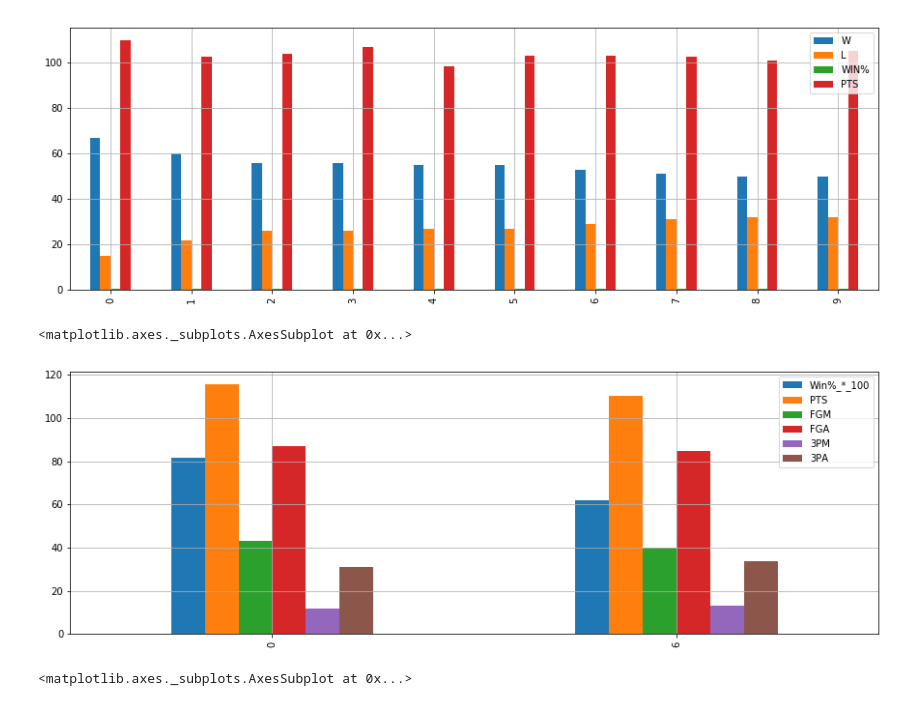
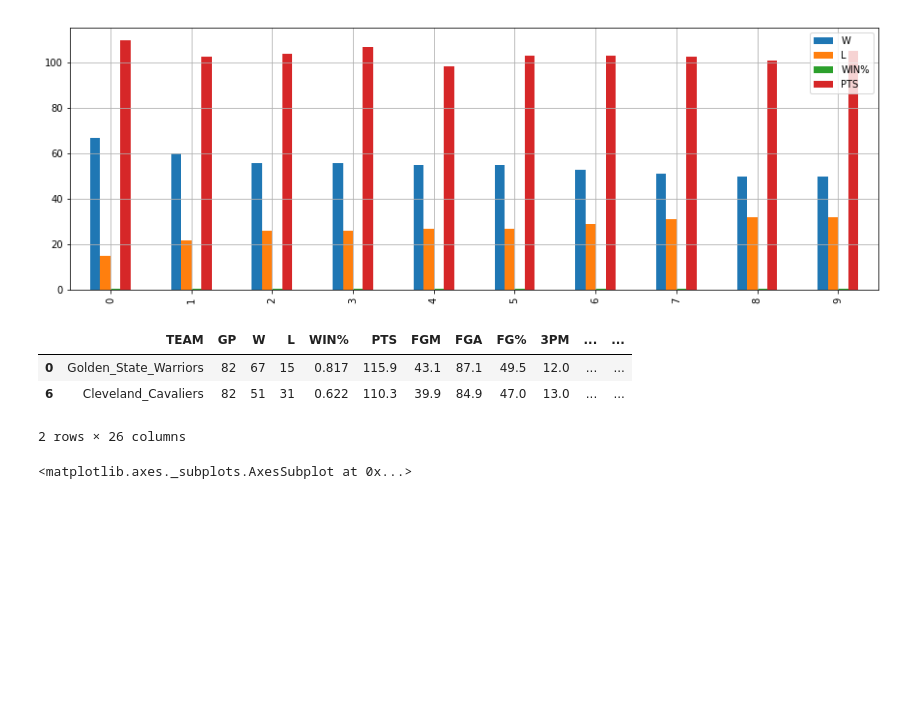
Before and after one commit to MaloneRobert/BasketballPredictor, a Jupyter notebook: Part_One.ipynb, the cells around one changed output. Cells and saved outputs as stored; diff of their text form; code cells hidden in the pictures; blank space fills up the shorter version.

```diff
--- a/Part_One.ipynb
+++ b/Part_One.ipynb
@@ -86,16 +86,18 @@ top_team_stats_1415.plot(figsize = (15, 5), kind="bar", grid = True)
 # %%
 '''THIS IS TO PLOT THE 2017 FINALS STATS'''
 gs_1617 = team_stats1617[team_stats1617['TEAM'] == 'Golden_State_Warriors']
 cc_1617 = team_stats1617[team_stats1617['TEAM'] == 'Cleveland_Cavaliers']
 frames = [gs_1617, cc_1617]
 finals_1617 = pd.concat(frames)
-# finals_1617
-finals_1617["Win%_*_100"] = finals_1617["WIN%"] * 100
-finals_stats_1617 = finals_1617[["TEAM","Win%_*_100", "PTS", "FGM", "FGA", "3PM", "3PA"]]
-finals_stats_1617.plot(figsize = (15, 5), kind="bar", grid = True)
+finals_1617
+# finals_1617["Win%_*_100"] = finals_1617["WIN%"] * 100
+# finals_stats_1617 = finals_1617[["TEAM","Win%_*_100", "PTS", "FGM", "FGA", "3PM", "3PA"]]
+# finals_stats_1617.plot(figsize = (15, 5), kind="bar", grid = True)
 # %% [output]
+|  | TEAM | GP | W | L | WIN% | PTS | FGM | FGA | FG% | 3PM | ... | ... |
+| 0 | Golden_State_Warriors | 82 | 67 | 15 | 0.817 | 115.9 | 43.1 | 87.1 | 49.5 | 12.0 | ... | ... |
+| 6 | Cleveland_Cavaliers | 82 | 51 | 31 | 0.622 | 110.3 | 39.9 | 84.9 | 47.0 | 13.0 | ... | ... |
-<matplotlib.axes._subplots.AxesSubplot at 0x...>
+2 rows × 26 columns
-[figure, removed]
 # %%
 '''THIS IS TO PLOT THE 2016 FINALS STATS'''
 gs_1516 = team_stats1516[team_stats1516['TEAM'] == 'Golden_State_Warriors']
```
